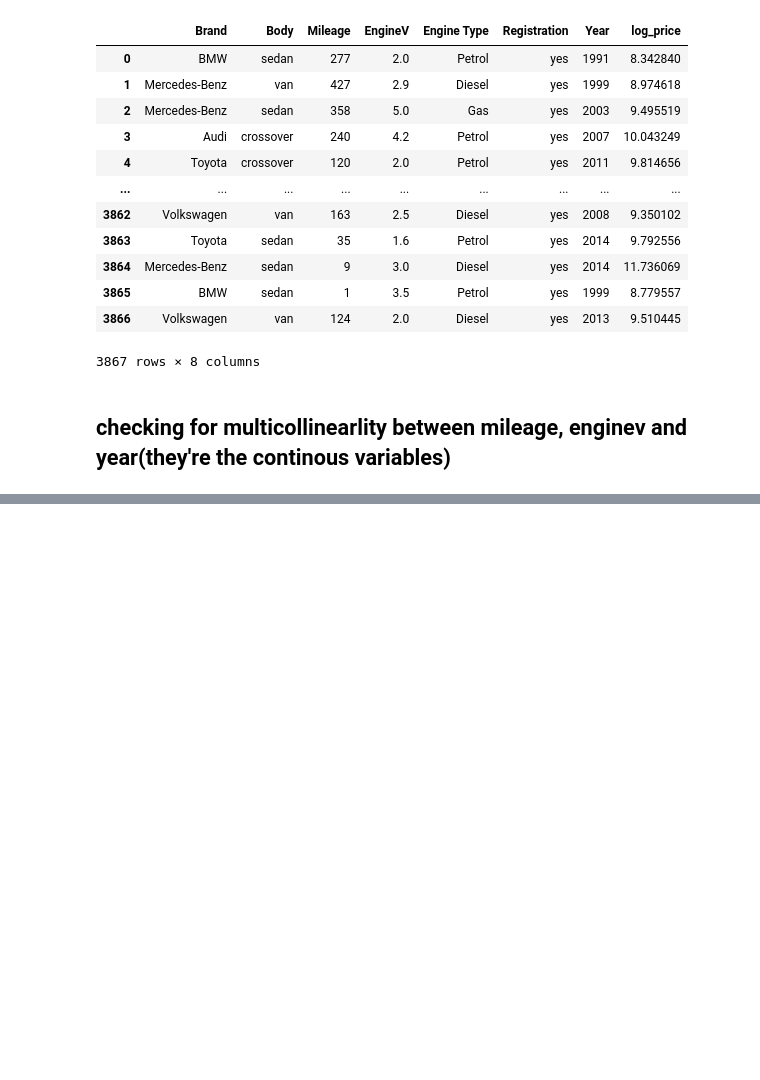
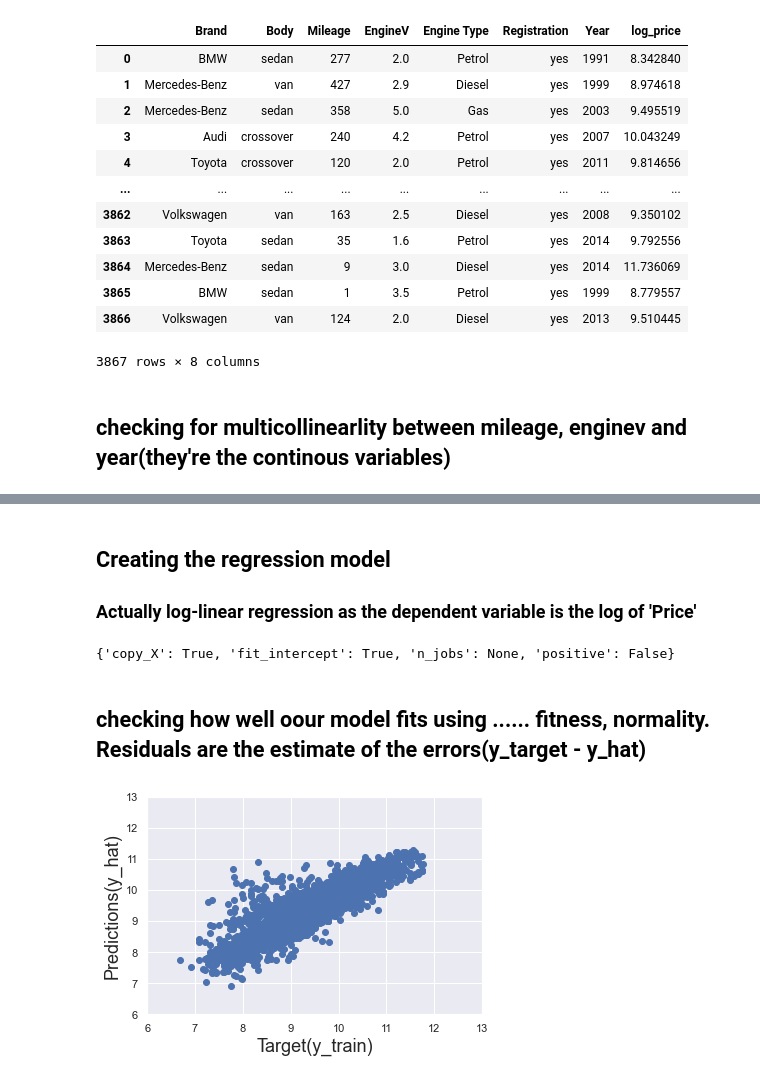
Before and after one commit to ifuu16/car_price, a Jupyter notebook: car_price.ipynb, the cells around one changed output, grey strips where cells are left out. Saved outputs shown, nothing was run; the diff lists cells and outputs as text; code cells hidden in the pictures; blank space fills up the shorter version.

Commit message:
complete data cleaning, split training and testing data, and creating a linear model for prediction

```diff
--- a/car_price.ipynb
+++ b/car_price.ipynb
@@ -305,0 +395,2 @@ vif['features'] = variables.columns
+# %%
+input_scaled = scaler.transform(inputs)
@@ -305,0 +399,29 @@ vif['features'] = variables.columns
+# %%
+from sklearn.model_selection import train_test_split
+
+x_train, x_test, y_train, y_test = train_test_split(input_scaled, target, test_size = 0.2, random_state =365)
+# %% [markdown]
+## Creating the regression model
+### Actually log-linear regression as the dependent variable is the log of 'Price'
+# %%
+
+reg = LinearRegression()
+
+reg.fit(x_train,y_train).get_params()
+# %% [output]
+{'copy_X': True, 'fit_intercept': True, 'n_jobs': None, 'positive': False}
+# %%
+# predicting the target with the x_train variables
+y_hat = reg.predict(x_train)
+# %% [markdown]
+## checking how well oour model fits using ...... fitness, normality. Residuals are the estimate of the errors(y_target - y_hat)
+# %%
+#plot the scatter plot of  y_hat vs y_train to test the how well the mode fits
+plt.scatter(y_train,y_hat)
+plt.xlabel('Target(y_train)', size=18)
+plt.ylabel('Predictions(y_hat)', size=18)
+plt.xlim(6,13)
+plt.ylim(6,13)
+plt.show()
+# %% [output]
+[figure, added]
```
Also changed, not shown: parts of 40 cells of this notebook.
